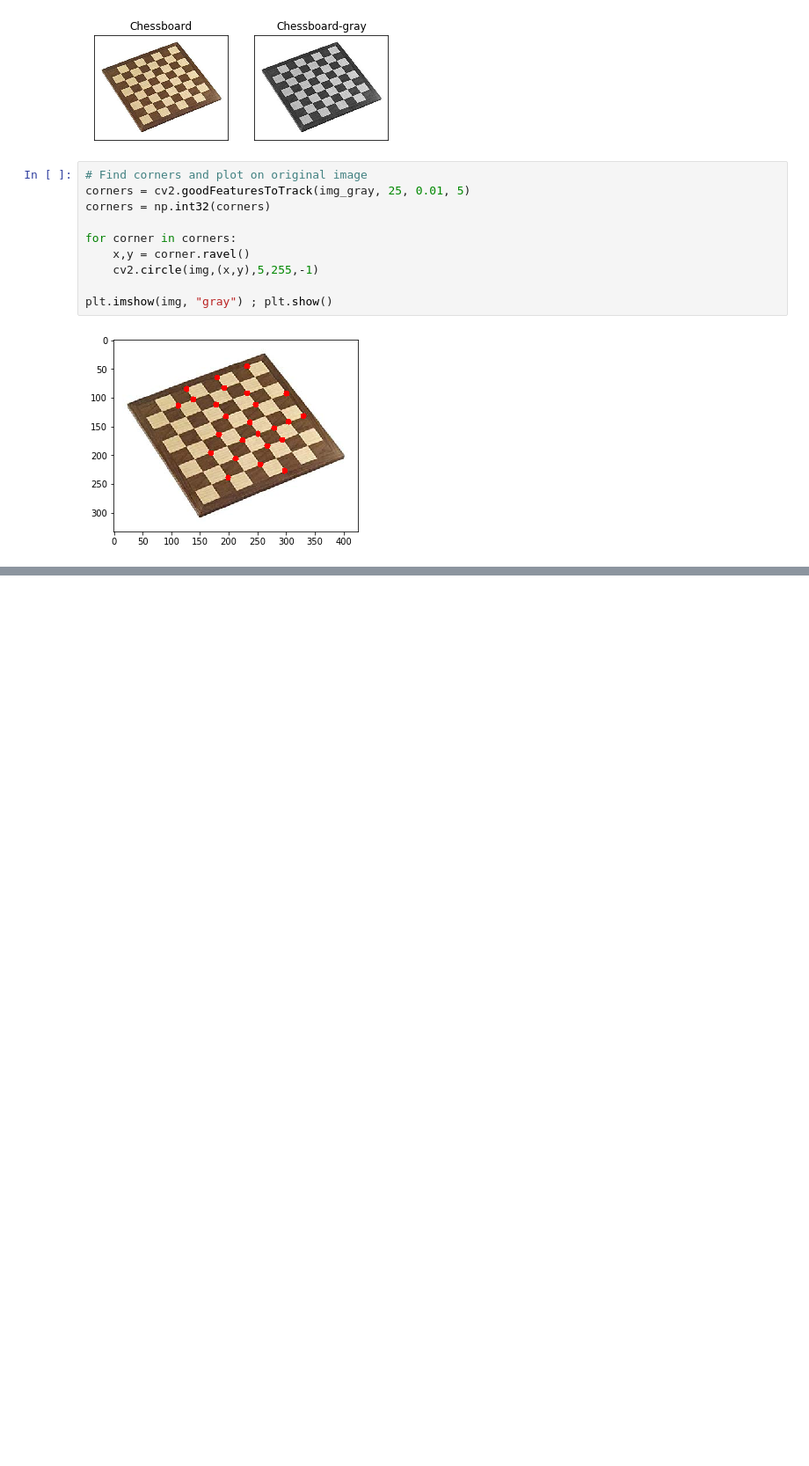
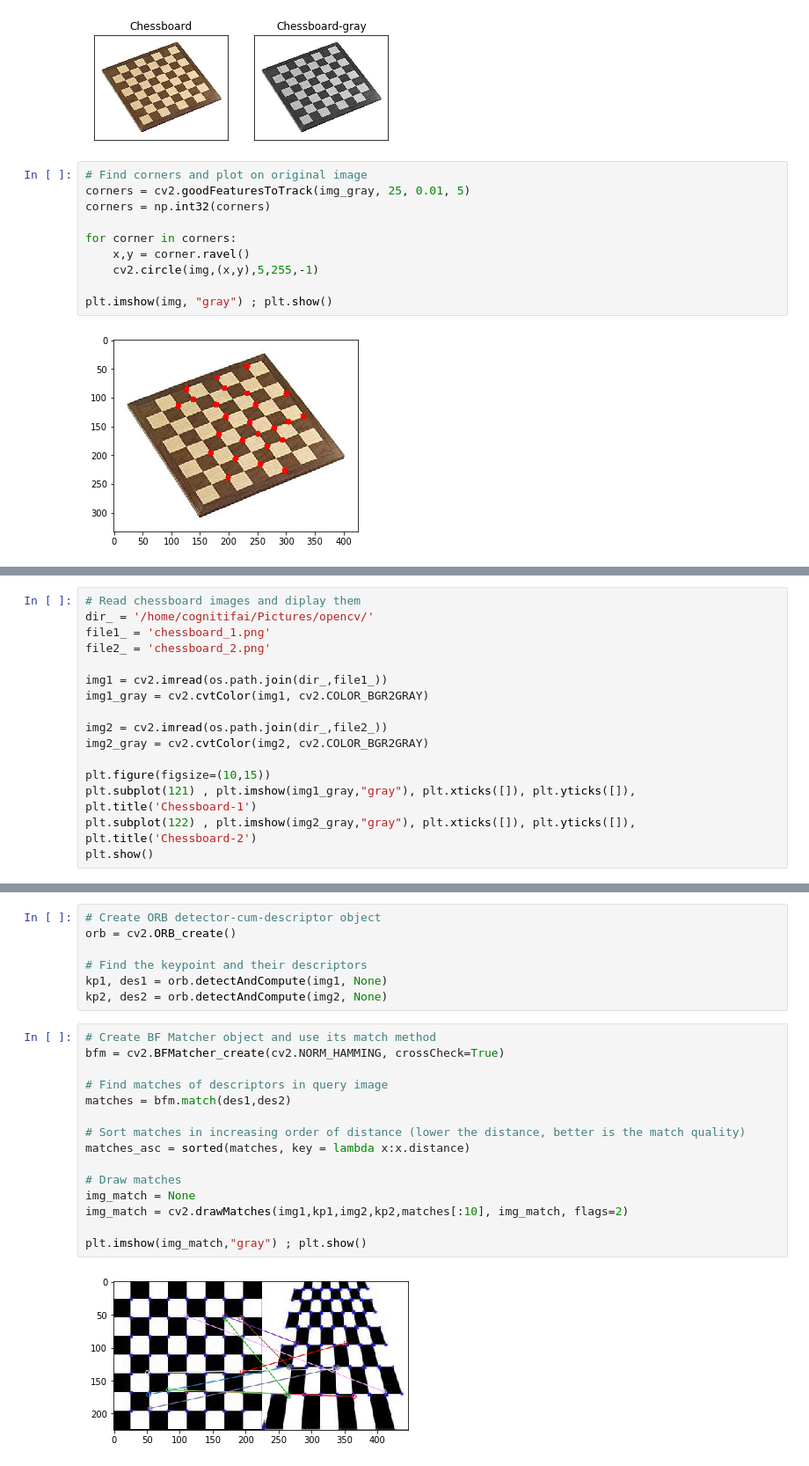
Before and after one commit to vishaljainai/opencv_learn, a Jupyter notebook: opencv_feature_detection_desciption_matching.ipynb, the cells around one changed output, grey strips where cells are left out. Shown at 88% size. Saved outputs shown, nothing was run; the diff lists cells and outputs as text; blank space fills up the shorter version.

Commit message:
Camera caliberation, Video analysis, feature extraction-desc-matching

```diff
--- a/opencv_feature_detection_desciption_matching.ipynb
+++ b/opencv_feature_detection_desciption_matching.ipynb
@@ -238,0 +440,16 @@ array([  0,   1,   2,   3,   4,   5,   6,   7,   8,   9,  10,  11,  12,
+# %%
+# Read chessboard images and diplay them
+dir_ = '/home/cognitifai/Pictures/opencv/'
+file1_ = 'chessboard_1.png'
+file2_ = 'chessboard_2.png'
+
+img1 = cv2.imread(os.path.join(dir_,file1_))
+img1_gray = cv2.cvtColor(img1, cv2.COLOR_BGR2GRAY)
+
+img2 = cv2.imread(os.path.join(dir_,file2_))
+img2_gray = cv2.cvtColor(img2, cv2.COLOR_BGR2GRAY)
+
+plt.figure(figsize=(10,15))
+plt.subplot(121) , plt.imshow(img1_gray,"gray"), plt.xticks([]), plt.yticks([]), plt.title('Chessboard-1')
+plt.subplot(122) , plt.imshow(img2_gray,"gray"), plt.xticks([]), plt.yticks([]), plt.title('Chessboard-2')
+plt.show()
@@ -238,0 +458,24 @@ array([  0,   1,   2,   3,   4,   5,   6,   7,   8,   9,  10,  11,  12,
+# %%
+# Create ORB detector-cum-descriptor object
+orb = cv2.ORB_create()
+
+# Find the keypoint and their descriptors
+kp1, des1 = orb.detectAndCompute(img1, None)
+kp2, des2 = orb.detectAndCompute(img2, None)
+# %%
+# Create BF Matcher object and use its match method
+bfm = cv2.BFMatcher_create(cv2.NORM_HAMMING, crossCheck=True)
+
+# Find matches of descriptors in query image
+matches = bfm.match(des1,des2)
+
+# Sort matches in increasing order of distance (lower the distance, better is the match quality)
+matches_asc = sorted(matches, key = lambda x:x.distance)
+
+# Draw matches
+img_match = None
+img_match = cv2.drawMatches(img1,kp1,img2,kp2,matches[:10], img_match, flags=2)
+
+plt.imshow(img_match,"gray") ; plt.show()
+# %% [output]
+[figure, added]
```
Also changed, not shown: parts of 21 cells of this notebook, 44 other files.
